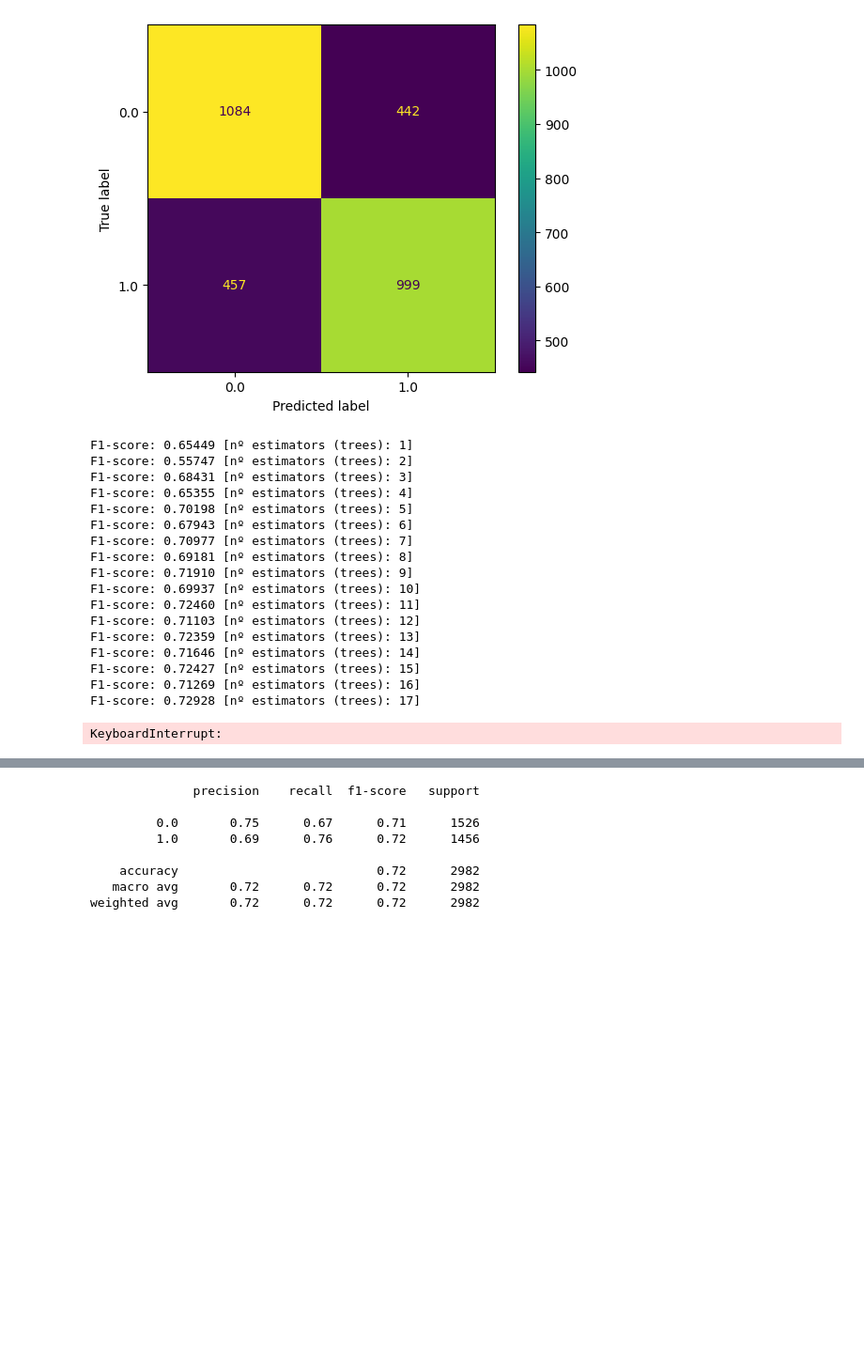
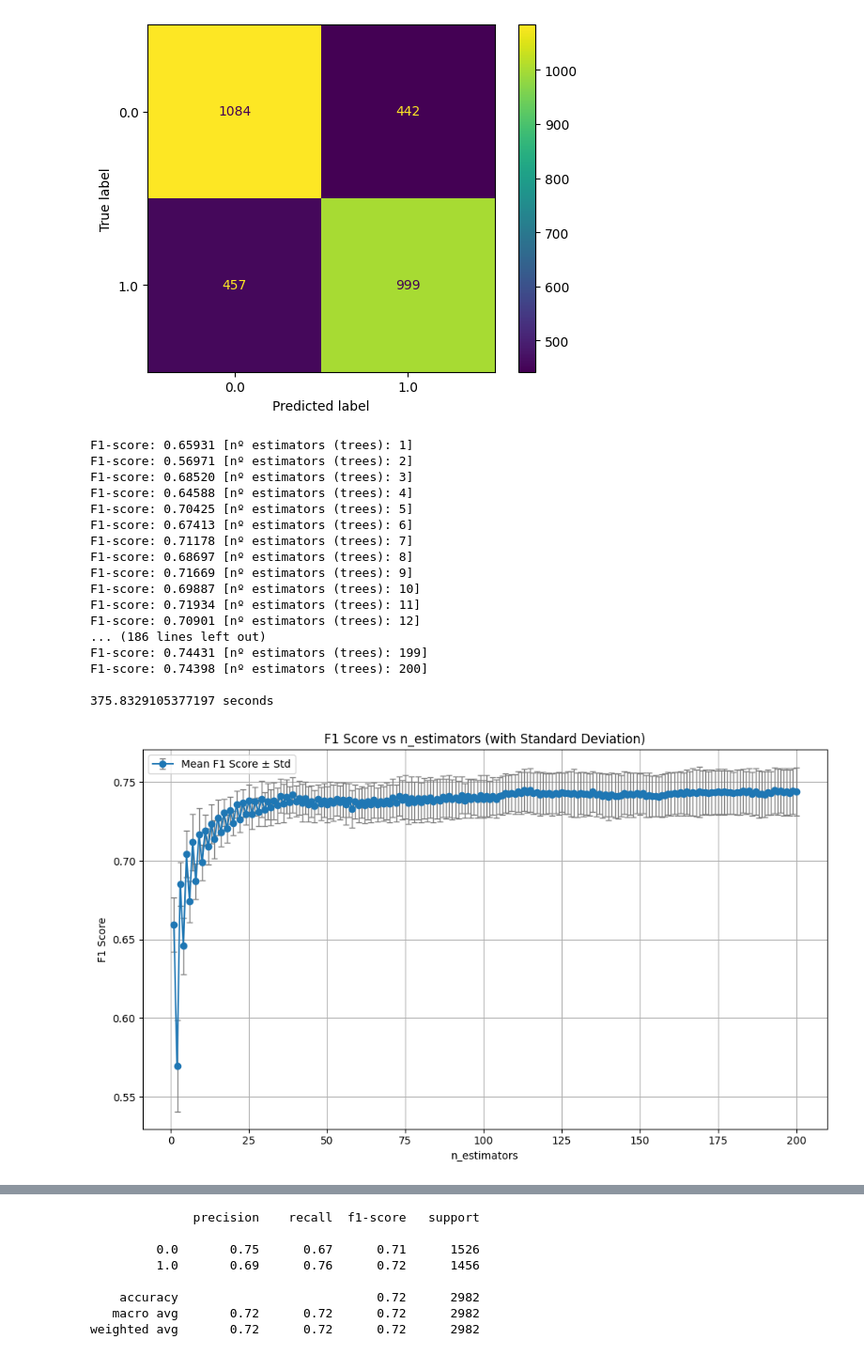
Before and after one commit to yasin281/data-mining-p2, a Jupyter notebook: src/Ensembles.ipynb, the cells around one changed output, grey strips where cells are left out. Shown at 94% size. Cells and saved outputs as stored; diff of their text form; code cells hidden in the pictures; blank space fills up the shorter version.

```diff
--- a/src/Ensembles.ipynb
+++ b/src/Ensembles.ipynb
@@ -353,7 +354,8 @@ There is no evidence of significant difference between the classifiers.
 
 for depth in [None, 5,10,11,12,13,14,15,16,17,18,19,20,25,30,35,40,45,50]:
         random_forest_classifier = RandomForestClassifier(
-            max_depth = depth
+            max_depth = depth,
+            random_state=42
         )
         scores = cross_val_score(
             estimator = random_forest_classifier,
@@ -403,7 +402,7 @@ There is a statistically significant difference between the classifiers.
 # %%
 #testing statistical difference between dafault and max_depth=10
 rf1 = RandomForestClassifier(n_estimators=75,random_state=42)
-rf2 = RandomForestClassifier(max_depth=11,random_state=42)
+rf2 = RandomForestClassifier(n_estimators=75,max_depth=11,random_state=42)
 rf1.fit(X_train, y_train)
 rf2.fit(X_train, y_train)
 compare_classifiers_mcnemar(rf1,rf2)
@@ -417,0 +414,5 @@ There is no evidence of significant difference between the classifiers.
+# %%
+# "best" Random forest
+
+BestRF = RandomForestClassifier(n_estimators=75,random_state=42)
+BestRF.fit(X_train,y_train)
@@ -444,8 +447,9 @@ def execute_bagging_with_different_estimators():
     for nest in range(1,201,1):
         scores = cross_val_score(
             BaggingClassifier(
-                estimator = DecisionTreeClassifier(),
-                n_estimators = nest
+                estimator = DecisionTreeClassifier(random_state=42),
+                n_estimators = nest,
+                random_state=42
             ),
             X_train,
             y_train,
@@ -463,26 +467,26 @@ def execute_bagging_with_different_estimators():
 
     return parameter_list, scores_list, std_dev_list
 # %%
-parameter_list, scores_list, std_dev_list = execute_bagging_with_different_estimators()
-plot_f1_scores_vs_parameter("n_estimators",parameter_list, scores_list, std_dev_list)
+parameter_list, scores_list_bg, std_dev_list = execute_bagging_with_different_estimators()
+plot_f1_scores_vs_parameter("n_estimators",parameter_list, scores_list_bg, std_dev_list)
 # %% [output]
-F1-score: 0.65449 [nº estimators (trees): 1]
-F1-score: 0.55747 [nº estimators (trees): 2]
-F1-score: 0.68431 [nº estimators (trees): 3]
-F1-score: 0.65355 [nº estimators (trees): 4]
-F1-score: 0.70198 [nº estimators (trees): 5]
-F1-score: 0.67943 [nº estimators (trees): 6]
-F1-score: 0.70977 [nº estimators (trees): 7]
-F1-score: 0.69181 [nº estimators (trees): 8]
-F1-score: 0.71910 [nº estimators (trees): 9]
-F1-score: 0.69937 [nº estimators (trees): 10]
-F1-score: 0.72460 [nº estimators (trees): 11]
-F1-score: 0.71103 [nº estimators (trees): 12]
-F1-score: 0.72359 [nº estimators (trees): 13]
-F1-score: 0.71646 [nº estimators (trees): 14]
-F1-score: 0.72427 [nº estimators (trees): 15]
-F1-score: 0.71269 [nº estimators (trees): 16]
-F1-score: 0.72928 [nº estimators (trees): 17]
+F1-score: 0.65931 [nº estimators (trees): 1]
+F1-score: 0.56971 [nº estimators (trees): 2]
+F1-score: 0.68520 [nº estimators (trees): 3]
+F1-score: 0.64588 [nº estimators (trees): 4]
+F1-score: 0.70425 [nº estimators (trees): 5]
+F1-score: 0.67413 [nº estimators (trees): 6]
+F1-score: 0.71178 [nº estimators (trees): 7]
+F1-score: 0.68697 [nº estimators (trees): 8]
+F1-score: 0.71669 [nº estimators (trees): 9]
+F1-score: 0.69887 [nº estimators (trees): 10]
+F1-score: 0.71934 [nº estimators (trees): 11]
+F1-score: 0.70901 [nº estimators (trees): 12]
+... (186 lines left out)
+F1-score: 0.74431 [nº estimators (trees): 199]
+F1-score: 0.74398 [nº estimators (trees): 200]
+
+375.8329105377197 seconds
-KeyboardInterrupt:
+[figure, added]
 # %%
 #testing statistical difference between n_estimators=75 and n_estimators=200
```
Also changed, not shown: parts of 40 cells of this notebook.
